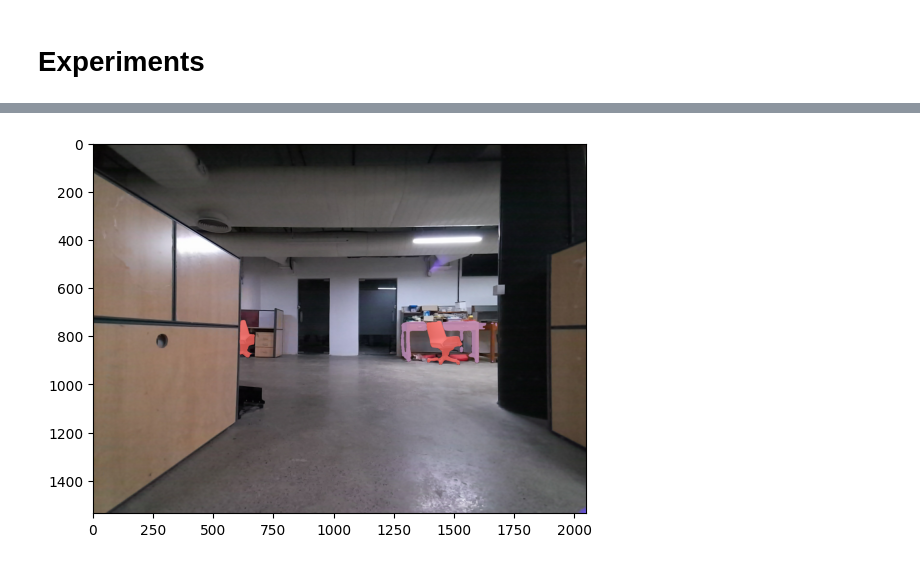
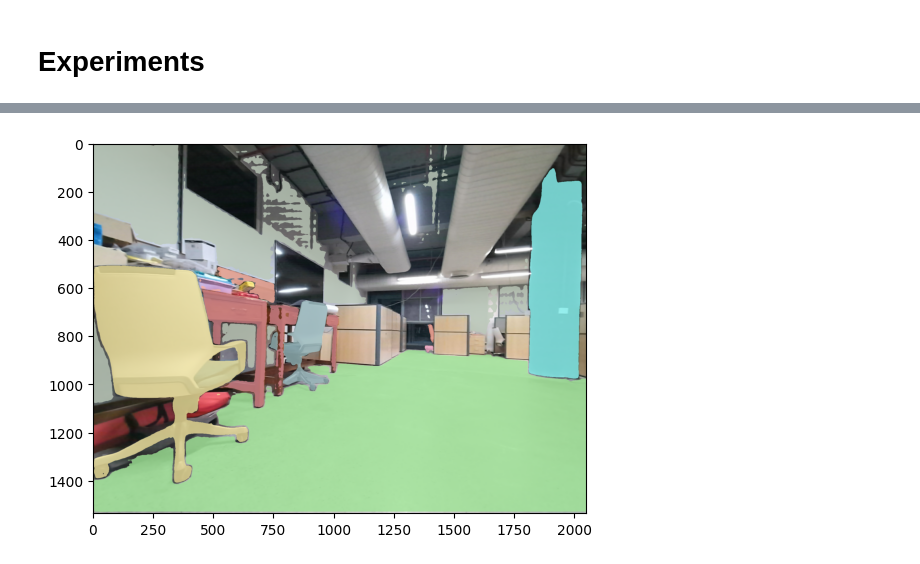
Before and after one commit to Smart-Wheelchair-RRC/instance-map, a Jupyter notebook: Instance_Map.ipynb, the cells around one changed output, grey strips where cells are left out. Drawn from its saved outputs; the diff is of its cells as text; code cells hidden in the pictures.

```diff
--- a/Instance_Map.ipynb
+++ b/Instance_Map.ipynb
@@ -239,8 +241,8 @@ def draw_mask(mask, image, random_color=True):
 
     return np.array(Image.alpha_composite(annotated_frame_pil, mask_image_pil))
 # %%
-BOX_TRESHOLD = 0.37
-TEXT_TRESHOLD = 0.37
+BOX_TRESHOLD = 0.33
+TEXT_TRESHOLD = 0.33
 
 for img_id, img_data in tqdm(img_dict.items()):
     img_path = img_data['img_path']
@@ -365,12 +367,14 @@ def get_dino_clip_embeddings(cropped_img):
 
     # Load and preprocess the image for CLIP
     image_clip = Image.fromarray(cv2.cvtColor(cropped_img, cv2.COLOR_BGR2RGB))
-    input_clip = preprocess_fn_clip(image_clip).unsqueeze(0).to(device)
+    input_clip = preprocess_clip(image_clip).unsqueeze(0).to(device)
 
     # Calculate CLIP embeddings
     with torch.no_grad():
         clip_features = model_clip.encode_image(input_clip)
 
+    clip_features /= clip_features.norm(dim=-1, keepdim=True)
+
     return dino_features, clip_features
 # %%
 for img_id, img_data in tqdm(img_dict.items()):
@@ -381,6 +385,14 @@ for img_id, img_data in tqdm(img_dict.items()):
     continue
 
   for obj_id, obj_data in img_data['objs'].items():
+    mask = obj_data['mask']
+
+    # If the mask isn't a numpy array, convert it to one
+    if not isinstance(mask, np.ndarray):
+        mask = mask.numpy()
+
+    # Apply the mask to the image. This assumes your mask is binary (0s and 1s).
+    masked_image = img * np.expand_dims(mask, axis=2)
     cropped_img = crop_image(img, obj_data['bbox'])
 
     dino_features, clip_features = get_dino_clip_embeddings(cropped_img)
@@ -456,10 +535,17 @@ for obj_index, obj_data in objs.items():
+# %%
+def generate_pastel_color():
+    return (
+        int(random.uniform(0.5, 1.0) * 255),
+        int(random.uniform(0.5, 1.0) * 255),
+        int(random.uniform(0.5, 1.0) * 255)
+    )
 # %%
 #Code to draw the segmentation mask on the image
 
 from torchvision.utils import draw_segmentation_masks
 
 # Load the image
-img_id = '1'
+img_id = '52'
 img_path = img_dict[img_id]['img_path']
 img = Image.open(img_path)  # Load with PIL to avoid needing to convert color spaces
 
@@ -473,32 +559,32 @@ mask_colors = []
 objs = img_dict[img_id]['objs']
 
 for obj_index, obj_data in objs.items():
     mask = obj_data['mask']
 
     phrase = obj_data['phrase']
     phrase = phrase.split()[0] #Use only the first phrase
 
     # If the mask isn't a numpy array, convert it to one
     if not isinstance(mask, np.ndarray):
         mask = mask.numpy()
 
     # Add the mask to the list of masks
     masks.append(mask)
     #Cheeck the color for the mask and add it to the list
-    color = colors[req_tags.index(phrase)]
+    color = generate_pastel_color()
     mask_colors.append(color)
 
 # Convert the masks to a boolean tensor
 masks_tensor = torch.tensor(masks, dtype=torch.bool)
 
 # Draw all masks on the image
 result = draw_segmentation_masks(img_tensor, masks_tensor, colors=mask_colors)
 
 # Convert the result tensor back to a PIL image, transpose the dimensions back to H,W,C for PIL
 result_img = Image.fromarray(result.permute(1, 2, 0).byte().cpu().numpy())
 
 # Display the image with all masks
 plt.imshow(result_img)
 plt.show()
 # %% [output]
-[figure, old version]
+[figure, new version]
```
Also changed, not shown: parts of 14 cells of this notebook, 1 other file.
